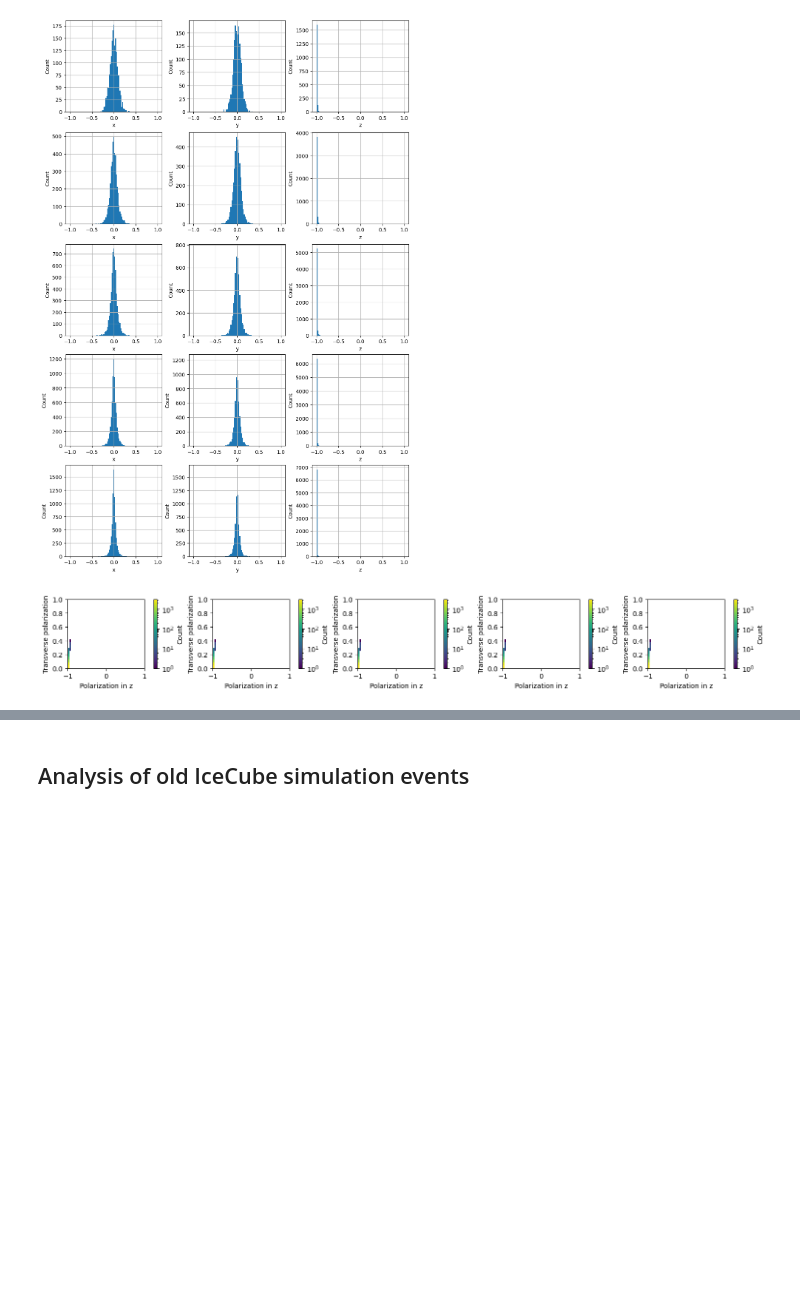
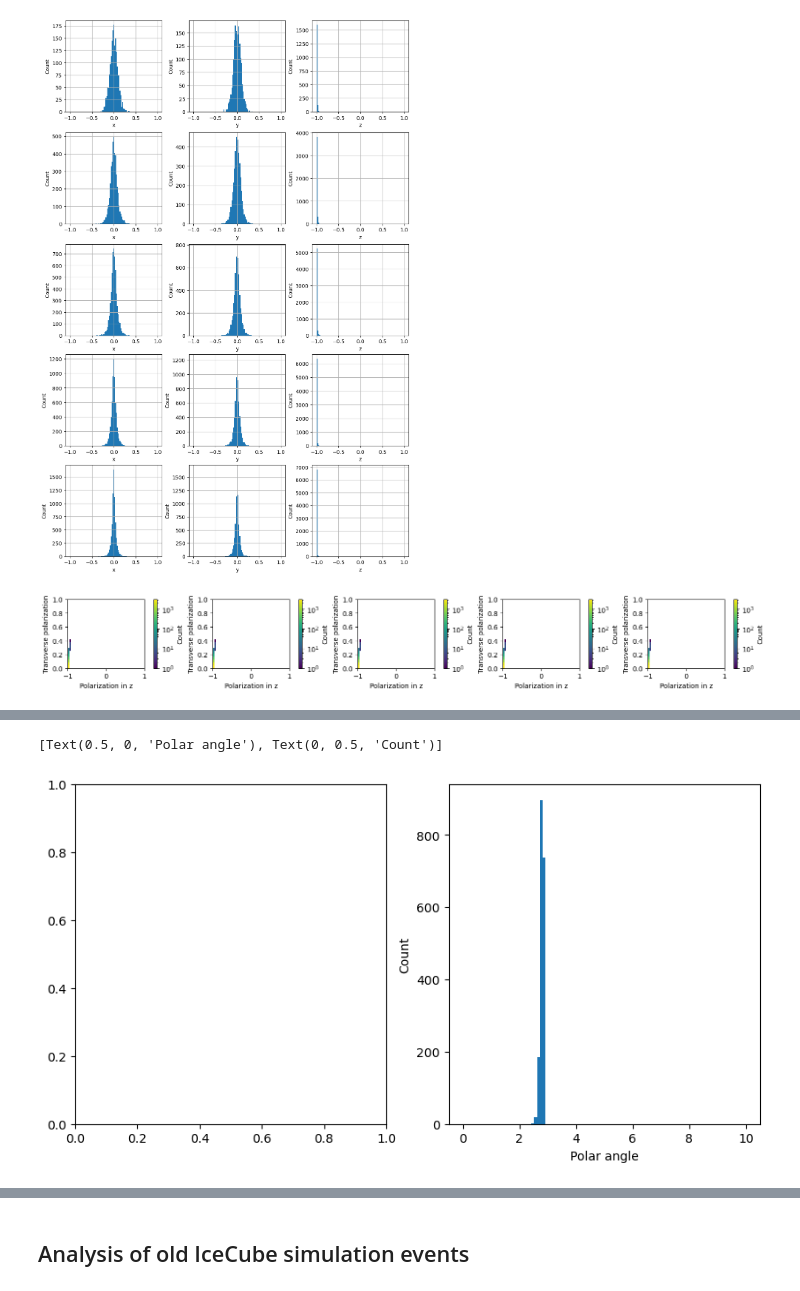
Before and after one commit to simonthor/tau-polarization-icecube, a Jupyter notebook: icecube-tau-decays/icecube_event_analysis.ipynb, the cells around one changed output, grey strips where cells are left out. Drawn from its saved outputs; the diff is of its cells as text; code cells hidden in the pictures; blank space fills up the shorter version.

```diff
--- a/icecube-tau-decays/icecube_event_analysis.ipynb
+++ b/icecube-tau-decays/icecube_event_analysis.ipynb
@@ -182,0 +235,12 @@ for (e, p), ax in zip(particle_infos.items(), axs):
+# %%
+# Calculate the azimuth and polar angles of the polarization vector relative to the tau momentum vector
+tau_momentum_direction = taus[["px", "py", "pz"]].values / np.linalg.norm(taus[["px", "py", "pz"]].values, axis=1)[:, np.newaxis]
+angle_between = np.arccos(np.sum(tau_momentum_direction * taus[["polx", "poly", "polz"]].values, axis=1))
+fig, axs = plt.subplots(ncols=2, figsize=(10, 5))
+# axs[0].hist(azimuth, bins=np.linspace(-180, 180, 100))
+# axs[0].set(xlabel="Azimuthal angle", ylabel="Count")
+axs[1].hist(angle_between, bins=np.linspace(0, 10, 100))
+axs[1].set(xlabel="Polar angle", ylabel="Count")
+# %% [output]
+[Text(0.5, 0, 'Polar angle'), Text(0, 0.5, 'Count')]
+[figure, added]
```
Also changed, not shown: parts of 11 cells of this notebook.
